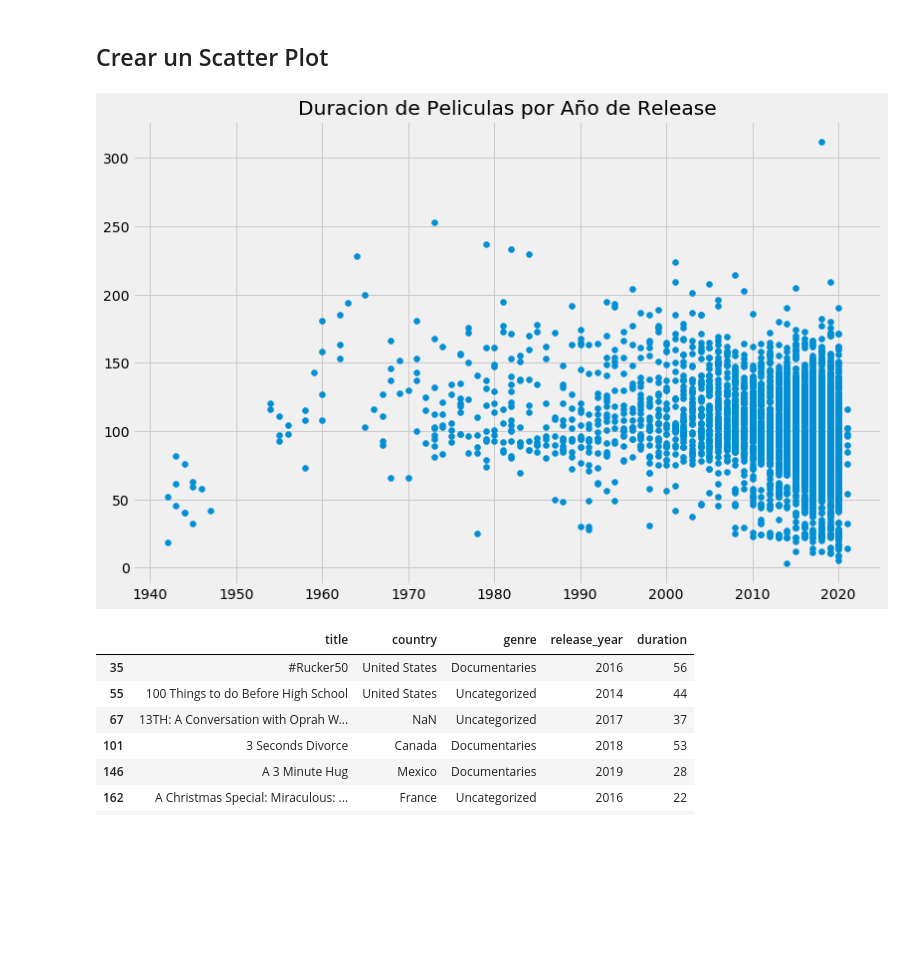
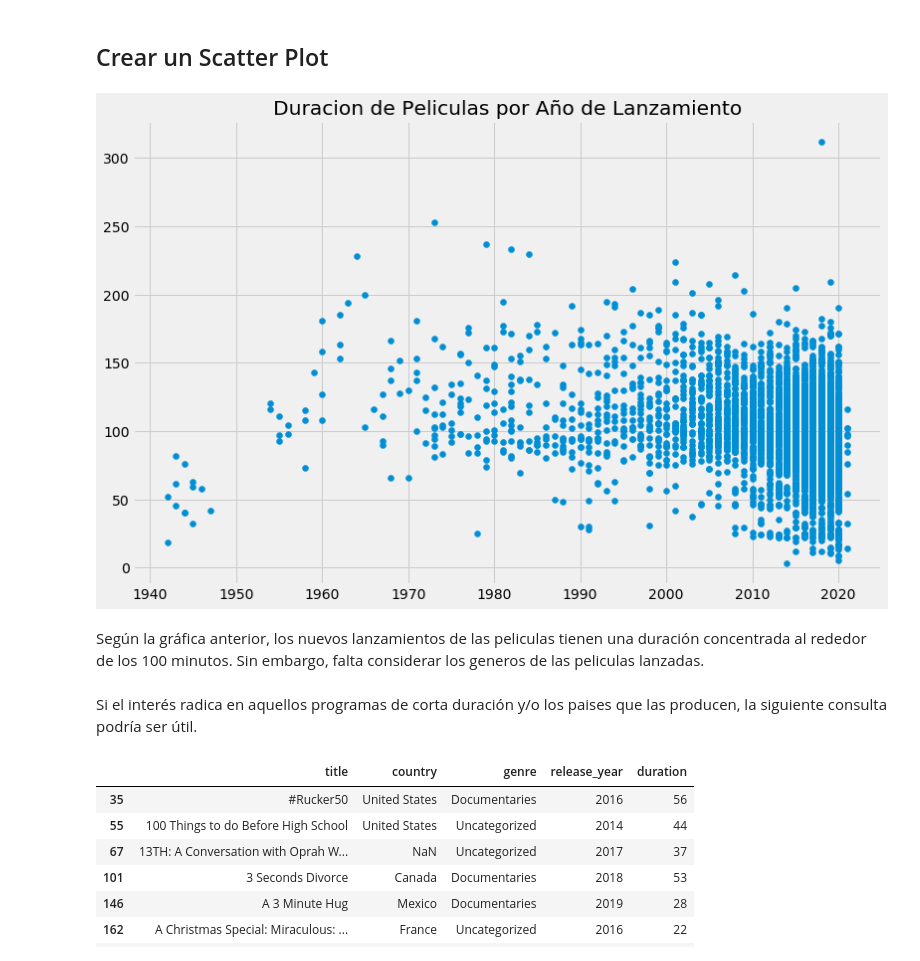
Before and after one commit to Sembofer/Investigating-Netflix-Movies-and-Guest-Stars-in-the-Office, a Jupyter notebook: Netflix_Movies.ipynb, the cells around one changed output. Cells and saved outputs as stored; diff of their text form; code cells hidden in the pictures; blank space fills up the shorter version.

```diff
--- a/Netflix_Movies.ipynb
+++ b/Netflix_Movies.ipynb
@@ -93,17 +101,22 @@ netflix_movies_col_subset.iloc[0:5,:]
 # %%
 # Se crea una figura y un incremento en el tamaño de la misma.
 fig = plt.figure(figsize=(12,8))
 
 # Se crea un scatter plot de duration versus years
 plt.scatter(netflix_movies_col_subset[['release_year']] , netflix_movies_col_subset[['duration']])
 
 # Se crea un titulo
-plt.title("Duracion de Peliculas por Año de Release")
+plt.title("Duracion de Peliculas por Año de Lanzamiento")
 
 # Se muestra la grafica
 plt.show()
 # %% [output]
-[figure, old version]
+[figure, new version]
+# %% [markdown]
+Según la gráfica anterior, los nuevos lanzamientos de las peliculas tienen una duración concentrada al rededor de los 100 minutos.
+Sin embargo, falta considerar los generos de las peliculas lanzadas.
+# %% [markdown]
+Si el interés radica en aquellos programas de corta duración y/o los paises que las producen, la siguiente consulta podría ser útil.
 # %%
 # Filtrar por duracion menor o igual a 60 minutos
 short_movies = netflix_movies_col_subset[netflix_movies_col_subset['duration']<60]
```
Also changed, not shown: parts of 8 cells of this notebook.
